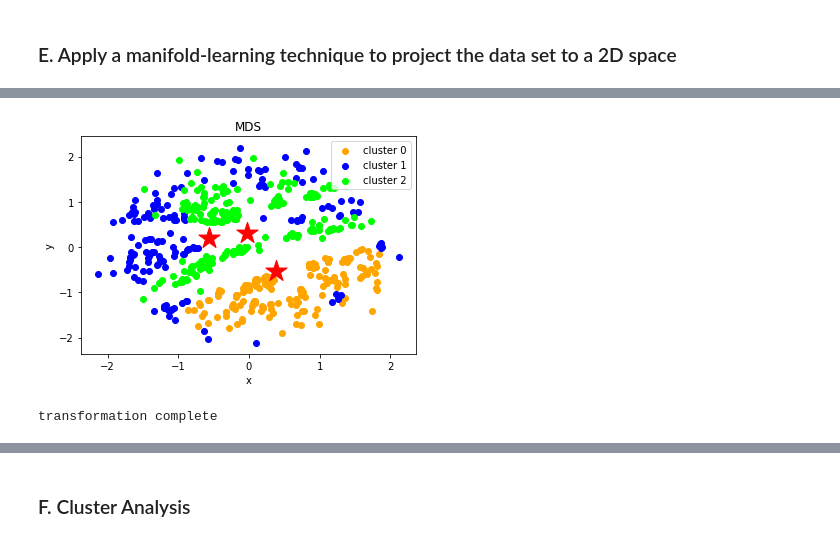
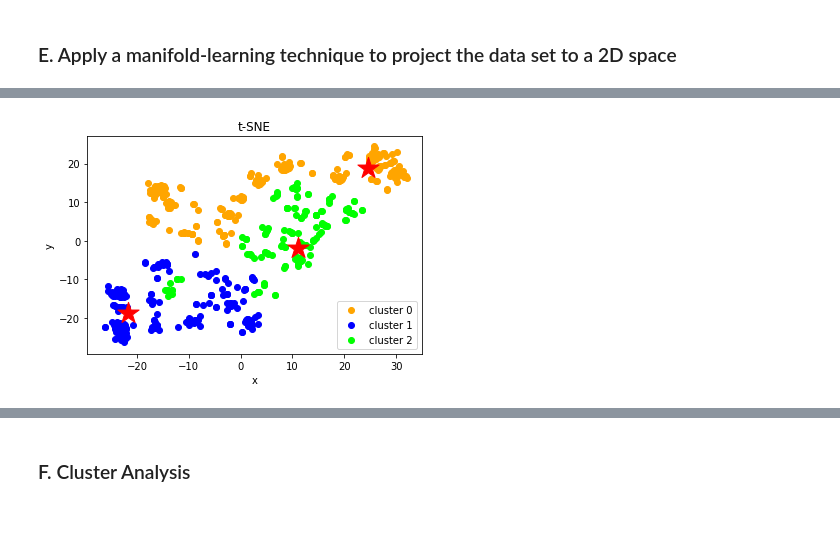
Before and after one commit to PaulOHannigan/sharing-Jupyter, a Jupyter notebook: etivity3.ipynb, the cells around one changed output, grey strips where cells are left out. Drawn from its saved outputs; the diff is of its cells as text; code cells hidden in the pictures.

```diff
--- a/etivity3.ipynb
+++ b/etivity3.ipynb
@@ -16,7 +16,8 @@ from sklearn import preprocessing #needed for scaling attributes to the nterval
 from sklearn.preprocessing import RobustScaler #need for scaling attributes with outliers
 from sklearn.cluster import KMeans
 # %%
-# Load the dataset iris_nolabels
-df = pd.read_csv("C:\\Users\\Paul\\Dropbox (Personal)\\College\\Year2\\4CT5157\\Week3/loans_train_prepared.csv")
+# Load the dataset
+df= pd.read_csv("C:\\Users\\Paul\\Dropbox (Personal)\\College\\Year2\\4CT5157\\Week3/loans_train_prepared.csv")
+df.drop('Unnamed: 0', axis=1, inplace=True)
 df
 # %% [output]
@@ -89,19 +93,23 @@ def clustering_scatterplot(points, labels, centers, title):
 ### D. K-Means Clustering
 # %%
 # Run k-Means
-# Number of clusters k
+# Number of clusters k; assume 3 to begin with
 k = 3
-clustered_data_sklearn = cluster.KMeans(n_clusters=k, n_init=10, max_iter=300).fit(data)
+clustered_data_sklearn = cluster.KMeans(n_clusters=k, n_init=10, max_iter=300).fit(df.values)
 # %% [markdown]
 ### E. Apply a manifold-learning technique to project the data set to a 2D space
+# %%
+# Append the cluster centers to the dataset.
+
+data_and_centers = np.r_[df.values,clustered_data_sklearn.cluster_centers_]
 # %%
-# Append the cluster centers to the dataset.
-
-data_and_centers = np.r_[data,clustered_data_sklearn.cluster_centers_]
-
 # Apply multi-dimensional scaling (MDS) to project both the data and the k-Means cluster centers to a 2D space
 # Project both the data and the k-Means cluster centers to 2D.
+# Plot the transformed examples and the centers.
 
 XYcoordinates = manifold.MDS(n_components=2).fit_transform(data_and_centers)
-print("transformation complete")
+clustering_scatterplot(points=XYcoordinates[:-k,:],
+                       labels=clustered_data_sklearn.labels_,
+                       centers=XYcoordinates[-k:,:],
+                       title='MDS')
 # %% [output]
@@ -109,17 +117,12 @@ transformation complete
 # %%
+# Apply multi-dimensional scaling (t-SNE) to project both the data and the k-Means cluster centers to a 2D space
+# Project both the data and the k-Means cluster centers to 2D.
 # Plot the transformed examples and the centers.
 
+XYcoordinates = manifold.TSNE(n_components=2).fit_transform(data_and_centers)
 clustering_scatterplot(points=XYcoordinates[:-k,:],
                        labels=clustered_data_sklearn.labels_,
                        centers=XYcoordinates[-k:,:],
-                       title='MDS')
+                       title='t-SNE')
 # %% [output]
-[figure, old version]
+[figure, new version]
-# %%
-# Apply t-SNE to project both the data and the k-Means cluster centers to a 2D space
-# Project both the data and the k-Means cluster centers to 2D.
-
-XYcoordinates = manifold.TSNE(n_components=2).fit_transform(data_and_centers)
-print("transformation complete")
-# %% [output]
-transformation complete
```
Also changed, not shown: parts of 27 cells of this notebook.
